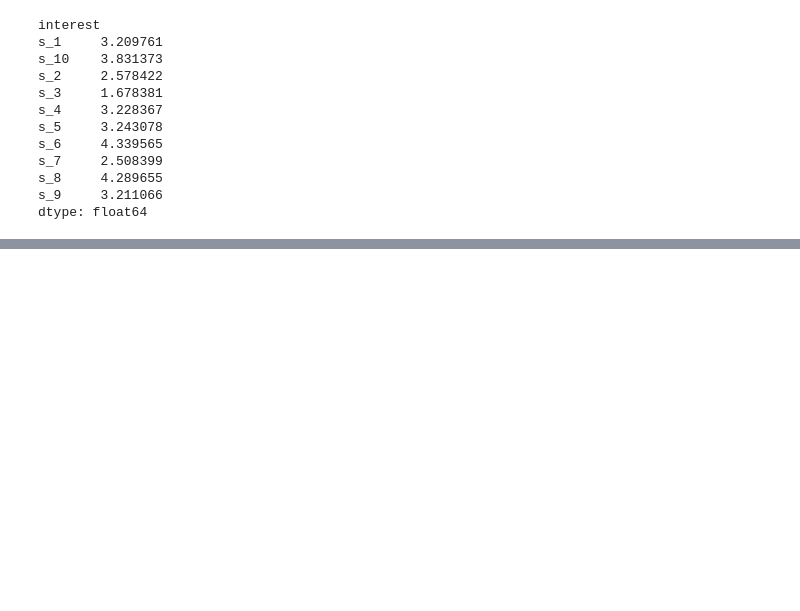
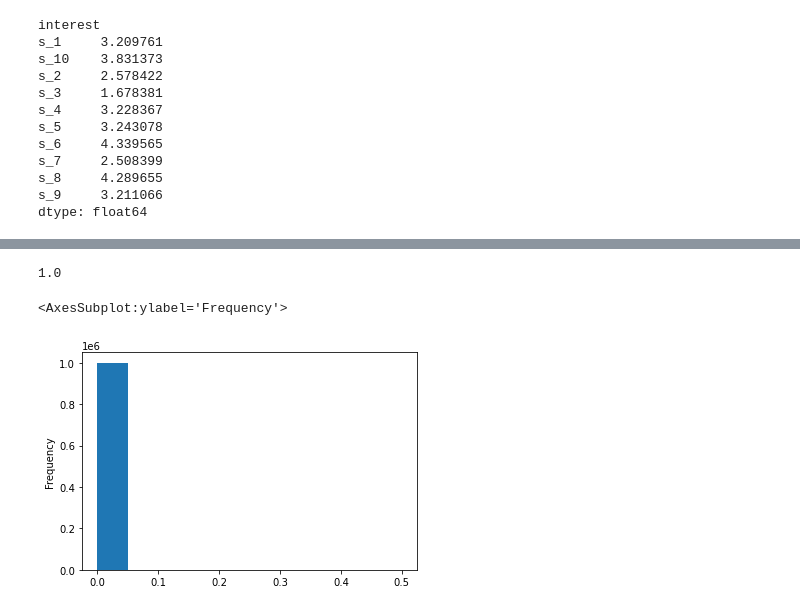
Before and after one commit to Edderic/BRML, a Jupyter notebook: solutions/ch-3.ipynb, the cells around one changed output, grey strips where cells are left out. Drawn from its saved outputs; the diff is of its cells as text; code cells hidden in the pictures; blank space fills up the shorter version.

```diff
--- a/solutions/ch-3.ipynb
+++ b/solutions/ch-3.ipynb
@@ -1124,0 +1209,4 @@ dtype: float64
+# %%
+def update_priors_with_indices(priors, indices, num_samples):
+    for key, prior in priors.items():
+        priors[key] = prior[np.random.choice(indices, size=num_samples)]
@@ -1124,0 +1284,10 @@ dtype: float64
+# %%
+(proba_data_produced_by_first_order_markov_chain < 0.0001).mean()
+# %% [output]
+1.0
+# %%
+import pandas as pd
+pd.Series(proba_data_produced_by_first_order_markov_chain).plot.hist(bins=np.arange(0,0.55,0.05))
+# %% [output]
+<AxesSubplot:ylabel='Frequency'>
+[figure, added]
```
Also changed, not shown: parts of 45 cells of this notebook.
